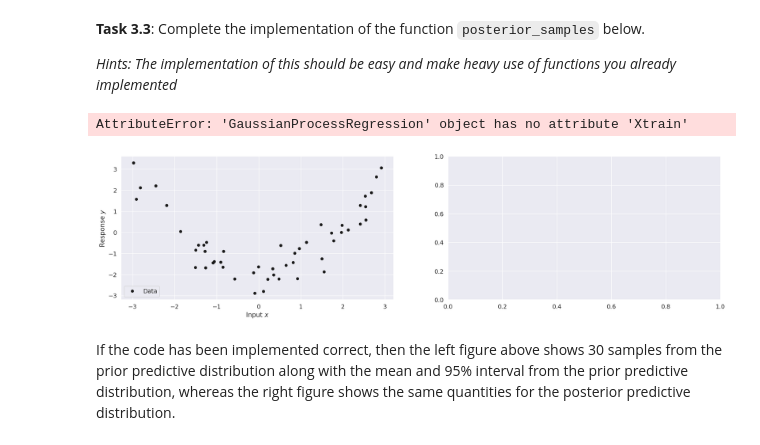
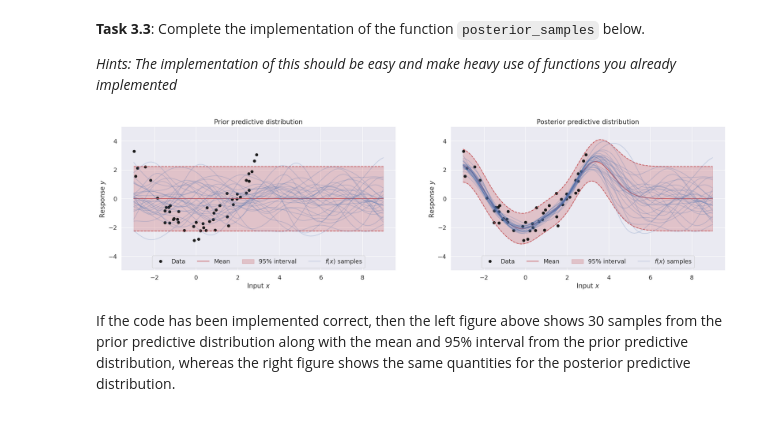
Before and after one commit to Cerlog/02477-exam-prep, a Jupyter notebook: Petr/WEEK_5/ex5_handout.ipynb, the cells around one changed output. Cells and saved outputs as stored; diff of their text form; code cells hidden in the pictures.

```diff
--- a/Petr/WEEK_5/ex5_handout.ipynb
+++ b/Petr/WEEK_5/ex5_handout.ipynb
@@ -872,6 +966,10 @@ class GaussianProcessRegression(object):
         ##############################################
         # Your solution goes here
         ##############################################
+
+        mu, Sigma = self.predict_f(Xstar)
+        f_samples = generate_samples(key, mu.ravel(), Sigma, num_samples)
+
         ##############################################
         # End of solution
         ##############################################
@@ -893,8 +991,11 @@ class GaussianProcessRegression(object):
         ##############################################
         # Your solution goes here
         ##############################################
-        mu = self.predict_f(Xstar=Xstar)
-        Sigma = self.pre
+
+        # prepare relevant matrices
+        mu, Sigma = self.predict_f(Xstar)
+        Sigma = Sigma + self.sigma**2 * jnp.identity(len(mu))
+
         ##############################################
         # End of solution
         ##############################################
@@ -916,17 +1017,17 @@ class GaussianProcessRegression(object):
         # Your solution goes here
         ##############################################
 
-        K_nn = kernel.contruct_kernel(X1=self.X, X2=self.X, kappa=self.kappa, lengthscale=self.lengthscale, jitter=self.jitter)
-        k_star_n = kernel.contruct_kernel(X1=Xstar, X2=self.Xtrain, kappa=self.kappa, lengthscale=self.lengthscale, jitter=self.jitter)
-        c_star_star = kernel.contruct_kernel(X1=Xstar, X2=Xstar, kappa=self.kappa, lengthscale=self.lengthscale, jitter=self.jitter)
-        C = K + self.sigma**2 * jnp.eye(self.N)
-        k_n_star = k_star_n.T
+        # prepare relevant matrices
+        k = self.kernel.contruct_kernel(Xstar, self.X, self.kappa, self.lengthscale, jitter=self.jitter)
+        K = self.kernel.contruct_kernel(self.X, self.X, self.kappa, self.lengthscale, jitter=self.jitter)
+        Kstar = self.kernel.contruct_kernel(Xstar, Xstar, self.kappa, self.lengthscale, jitter=self.jitter)
 
-        C_inv = jnp.linalg.solve(C, self.y)
+        # Compute C matrix
+        C = K + self.sigma**2*jnp.identity(len(self.X))
 
-        mu = k_star_n @ C_inv
-        Sigma = c_star_star - k_star_n @ C_inv @ k_n_star
-
+        # computer mean and Sigma
+        mu = jnp.dot(k, jnp.linalg.solve(C, self.y))
+        Sigma = Kstar - jnp.dot(k, jnp.linalg.solve(C, k.T))
 
         ##############################################
         # End of solution
@@ -947,35 +1048,50 @@ class GaussianProcessRegression(object):
             lengthscale -- positive scalar
             sigma       -- positive scalar
             """
 
         ##############################################
         # Your solution goes here
         ##############################################
+
+        # prepare kernels
+        K = self.kernel.contruct_kernel(self.X, self.X, kappa, lengthscale)
+        C = K + sigma**2*jnp.identity(self.N)
+
+        # compute Cholesky decomposition
+        L = jnp.linalg.cholesky(C)
+        v = jnp.linalg.solve(L, self.y)
+
+        # compute log marginal likelihood
+        logdet_term = jnp.sum(jnp.log(jnp.diag(L)))
+        quad_term =  0.5*jnp.sum(v**2)
+        const_term = -0.5*self.N*jnp.log(2*jnp.pi)
+
+        return const_term - logdet_term - quad_term
+
         ##############################################
         # End of solution
         ##############################################
 
 # instantiate kernel
 kernel = StationaryIsotropicKernel(kernel_fun=squared_exponential)
 
 # instantiate GP without data (hence, posterior=prior) and with data
 gp_prior = GaussianProcessRegression(jnp.zeros((0, 1)), jnp.zeros((0, 1)), kernel)
 gp_post = GaussianProcessRegression(Xtrain, ytrain, kernel)
 
 # plot
 fig, ax = plt.subplots(1, 2, figsize=(25, 6))
 plot_data(ax[0])
 plot_with_uncertainty(ax[0], Xstar, gp_prior, title='Prior predictive distribution', num_samples=30)
 ax[0].legend(loc='lower center', ncol=4)
 ax[0].set_ylim((-5, 5))
 
 plot_data(ax[1])
 plot_with_uncertainty(ax[1], Xstar, gp_post, title='Posterior predictive distribution', num_samples=30)
 ax[1].legend(loc='lower center', ncol=4)
 ax[1].set_ylim((-5, 5));
 # %% [output]
-AttributeError: 'GaussianProcessRegression' object has no attribute 'Xtrain'
-[figure, old version]
+[figure, new version]
 # %% [markdown]
 If the code has been implemented correct, then the left figure above shows 30 samples from the prior predictive distribution along with the mean and 95% interval from the prior predictive distribution, whereas the right figure shows the same quantities for the posterior predictive distribution.
 # %% [markdown]
```
Also changed, not shown: parts of 14 cells of this notebook, 1 other file.
